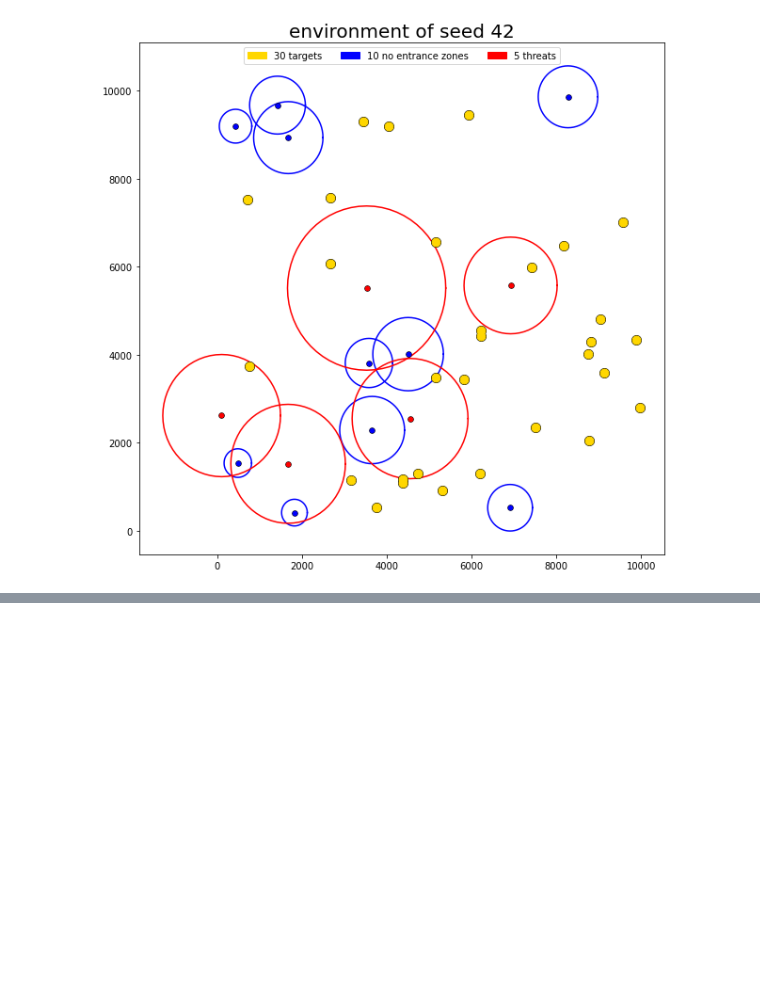
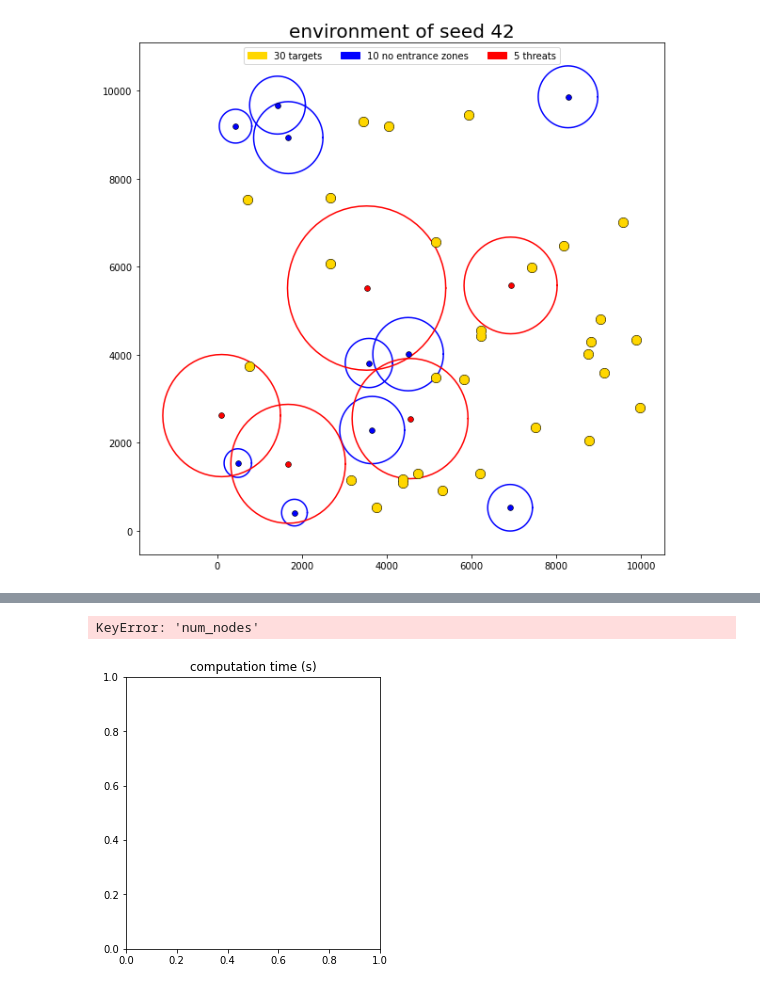
Before and after one commit to Elilgo324/quick-and-safe, a Jupyter notebook: main.ipynb, the cells around one changed output, grey strips where cells are left out. Saved outputs shown, nothing was run; the diff lists cells and outputs as text; code cells hidden in the pictures; blank space fills up the shorter version.

```diff
--- a/main.ipynb
+++ b/main.ipynb
@@ -331,0 +302,3 @@ plt.show()
+# %%
+distances_data = pd.read_csv('distances_times.csv')
+distances_data.head()
@@ -331,0 +312,8 @@ plt.show()
+# %%
+dijkstra_data = distances_data[distances_data['algorithm'] == 'dijkstra']
+dijkstra_data = dijkstra_data.groupby(['num_nodes', 'num_edges', 'num_obstacles', 'num_threats', 'num_targets', 'k'])['computation_time'].mean()
+
+floyd_data = distances_data[distances_data['algorithm'] == 'floyd_warshall']
+floyd_data = floyd_data.groupby(['num_nodes', 'num_edges', 'num_obstacles', 'num_threats', 'num_targets', 'k']).mean()
+
+floyd_data.head()
@@ -331,0 +327,12 @@ plt.show()
+# %%
+plt.figure(figsize=(10,5))
+plt.subplot(1, 2, 1)
+plt.title('computation time (s)')
+plt.plot(dijkstra_data['num_nodes'], dijkstra_data['computation_time'], label='dijkstra')
+plt.plot(floyd_data['num_nodes'], floyd_data['computation_time'], label='floyd warshall')
+plt.legend()
+
+plt.subplot(1, 2, 1)
+# %% [output]
+KeyError: 'num_nodes'
+[figure, added]
```
Also changed, not shown: parts of 17 cells of this notebook, 2 other files.
